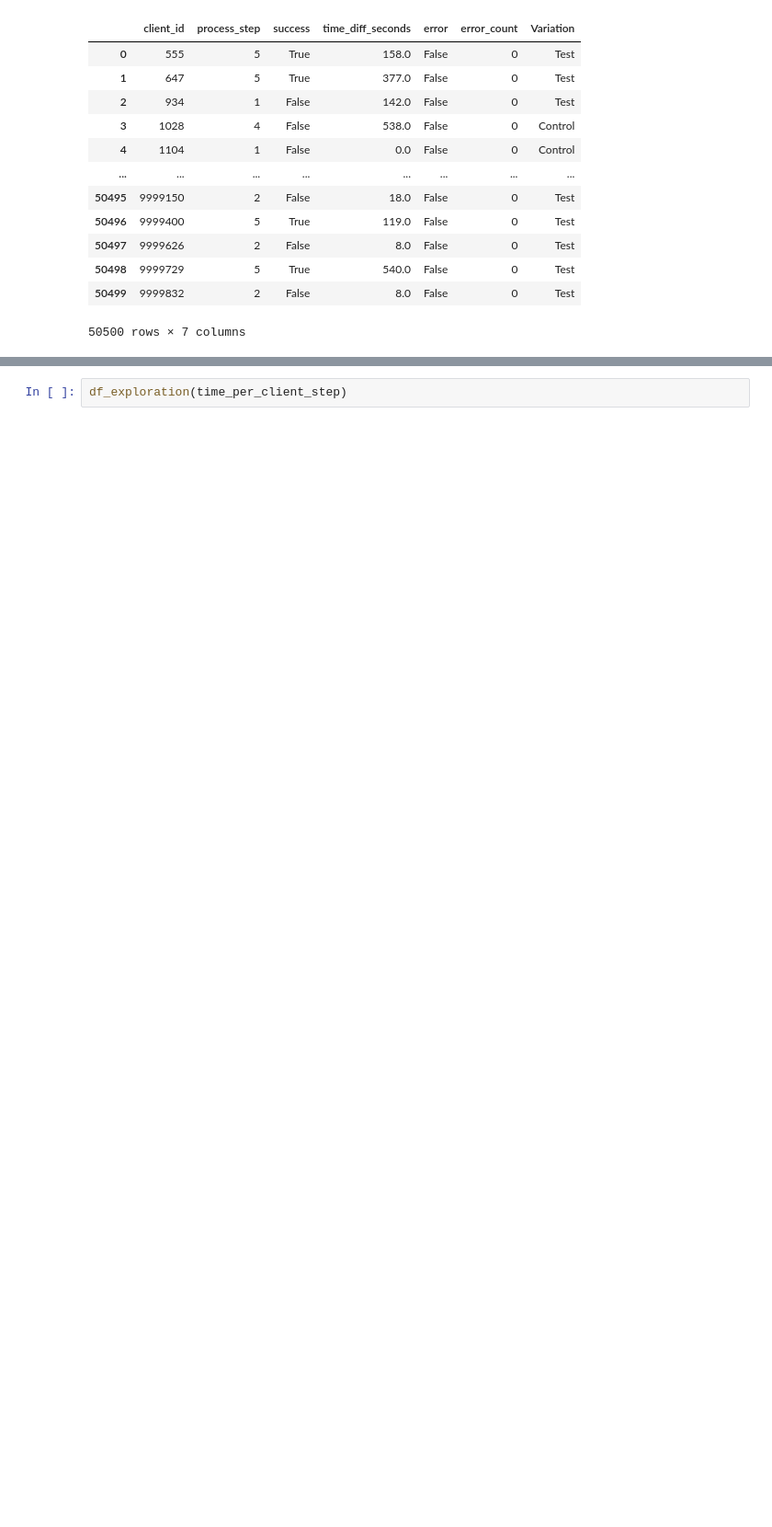
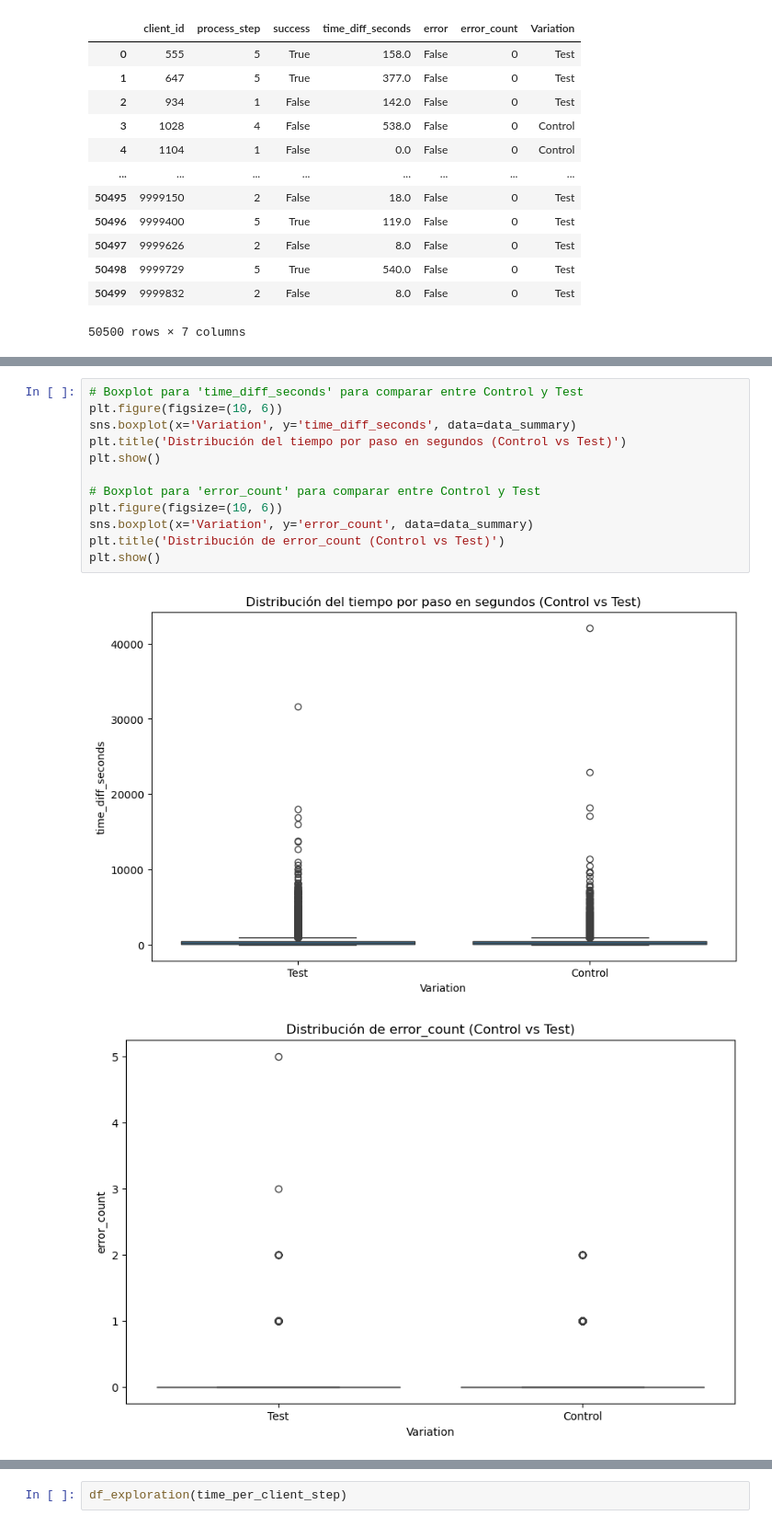
Before and after one commit to Josemargal/vanguard-ab-test, a Jupyter notebook: data_exploration.ipynb, the cells around one changed output, grey strips where cells are left out. Shown at 92% size. Drawn from its saved outputs; the diff is of its cells as text; blank space fills up the shorter version.

```diff
--- a/data_exploration.ipynb
+++ b/data_exploration.ipynb
@@ -996,0 +1052,15 @@ dtype: int64
+# %%
+# Boxplot para 'time_diff_seconds' para comparar entre Control y Test
+plt.figure(figsize=(10, 6))
+sns.boxplot(x='Variation', y='time_diff_seconds', data=data_summary)
+plt.title('Distribución del tiempo por paso en segundos (Control vs Test)')
+plt.show()
+
+# Boxplot para 'error_count' para comparar entre Control y Test
+plt.figure(figsize=(10, 6))
+sns.boxplot(x='Variation', y='error_count', data=data_summary)
+plt.title('Distribución de error_count (Control vs Test)')
+plt.show()
+# %% [output]
+[figure, added]
+[figure, added]
```
Also changed, not shown: parts of 26 cells of this notebook.
